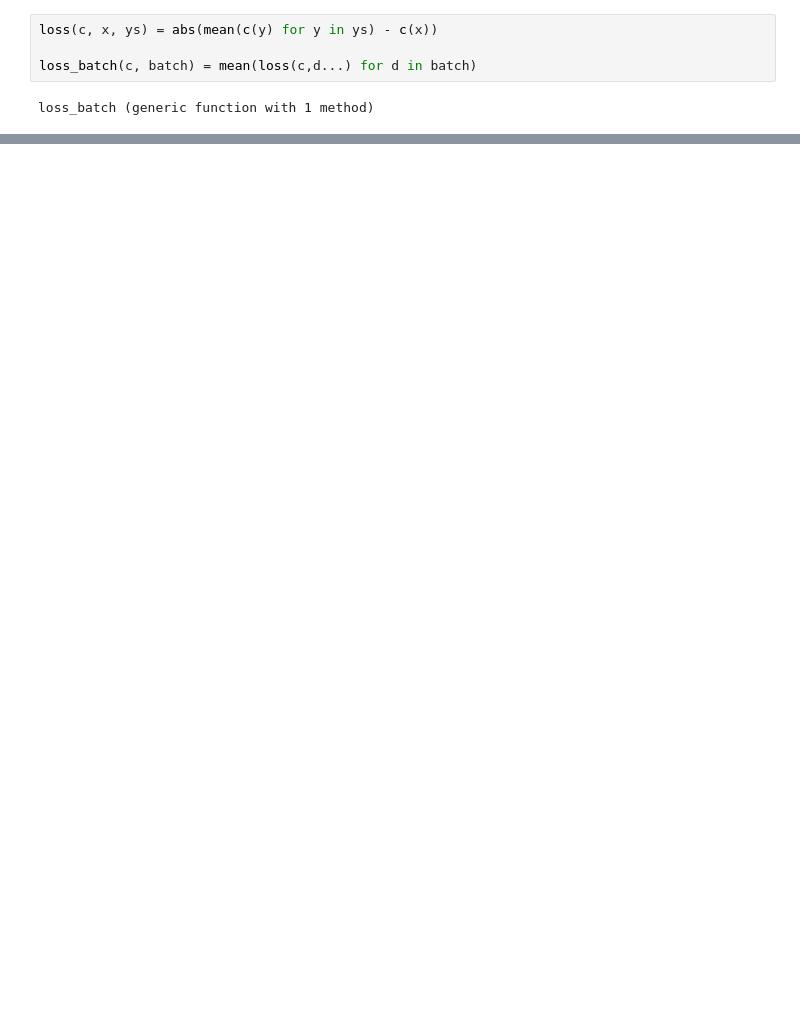
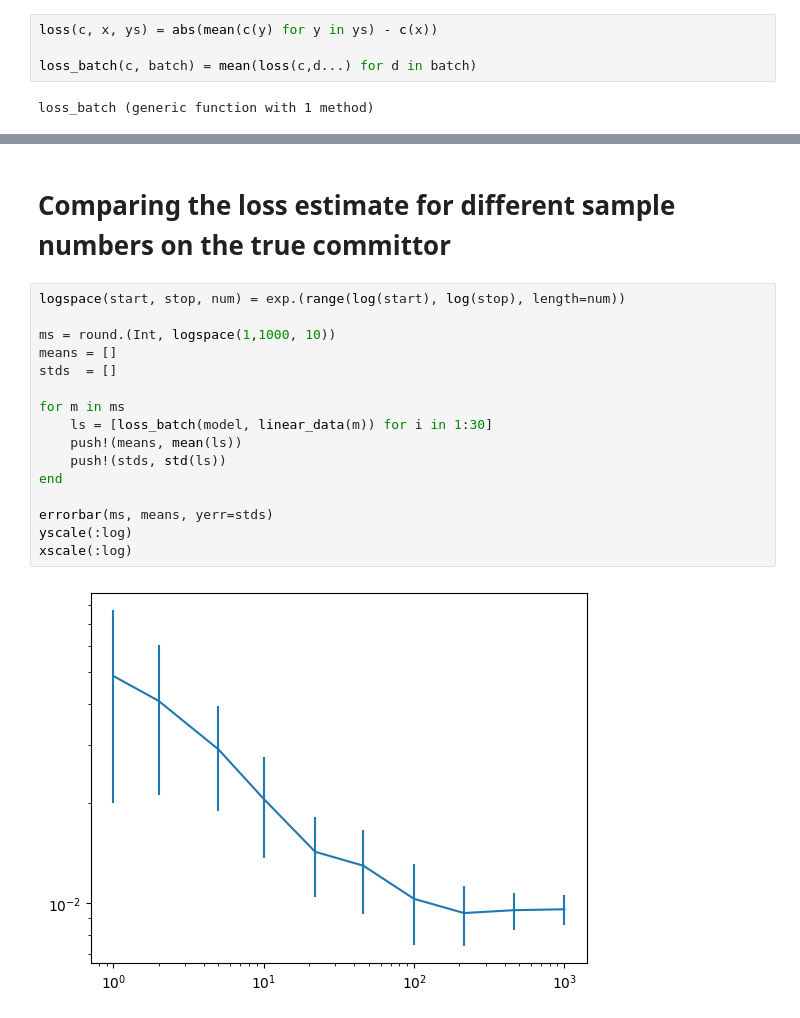
Before and after one commit to axsk/augmented-jump-chain, a Jupyter notebook: neurcomm.ipynb, the cells around one changed output, grey strips where cells are left out. Drawn from its saved outputs; the diff is of its cells as text; blank space fills up the shorter version.

```diff
--- a/neurcomm.ipynb
+++ b/neurcomm.ipynb
@@ -142,3 +226,23 @@ loss_batch(model, linear_data(100000))
+# %% [markdown]
+# Comparing the loss estimate for different sample numbers on the true committor
+# %%
+logspace(start, stop, num) = exp.(range(log(start), log(stop), length=num))
+
+ms = round.(Int, logspace(1,1000, 10))
+means = []
+stds  = []
+
+for m in ms
+    ls = [loss_batch(model, linear_data(m)) for i in 1:30]
+    push!(means, mean(ls))
+    push!(stds, std(ls))
+end
+
+errorbar(ms, means, yerr=stds)
+yscale(:log)
+xscale(:log)
+# %% [output]
+[figure, added]
 # %%
 truth = VectorModel(c, bnd, bndinds)
 loss_batch(truth, linear_data(100000))
```
Also changed, not shown: parts of 17 cells of this notebook.
